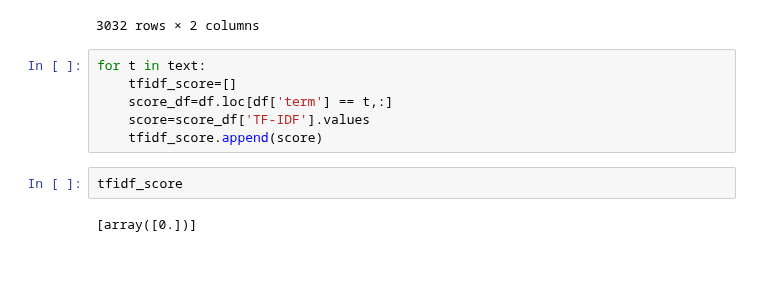
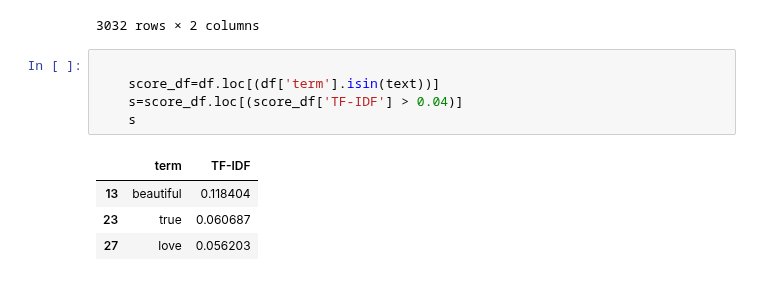
Before and after one commit to Gail529/Recommendation-system, a Jupyter notebook: tfidf_song.ipynb, the cells around one changed output. Cells and saved outputs as stored; diff of their text form.

```diff
--- a/tfidf_song.ipynb
+++ b/tfidf_song.ipynb
@@ -58,13 +79,13 @@ df
 | 3030 | forget | 0.000000 |
 | 3031 | zoom | 0.000000 |
 3032 rows × 2 columns
-# %%
-for t in text:
-    tfidf_score=[]
-    score_df=df.loc[df['term'] == t,:]
-    score=score_df['TF-IDF'].values
-    tfidf_score.append(score)
-# %%
-tfidf_score
-# %% [output]
-[array([0.])]
+# %%
+
+    score_df=df.loc[(df['term'].isin(text))]
+    s=score_df.loc[(score_df['TF-IDF'] > 0.04)]
+    s
+# %% [output]
+|  | term | TF-IDF |
+| 13 | beautiful | 0.118404 |
+| 23 | true | 0.060687 |
+| 27 | love | 0.056203 |
```
Also changed, not shown: parts of 3 cells of this notebook.
